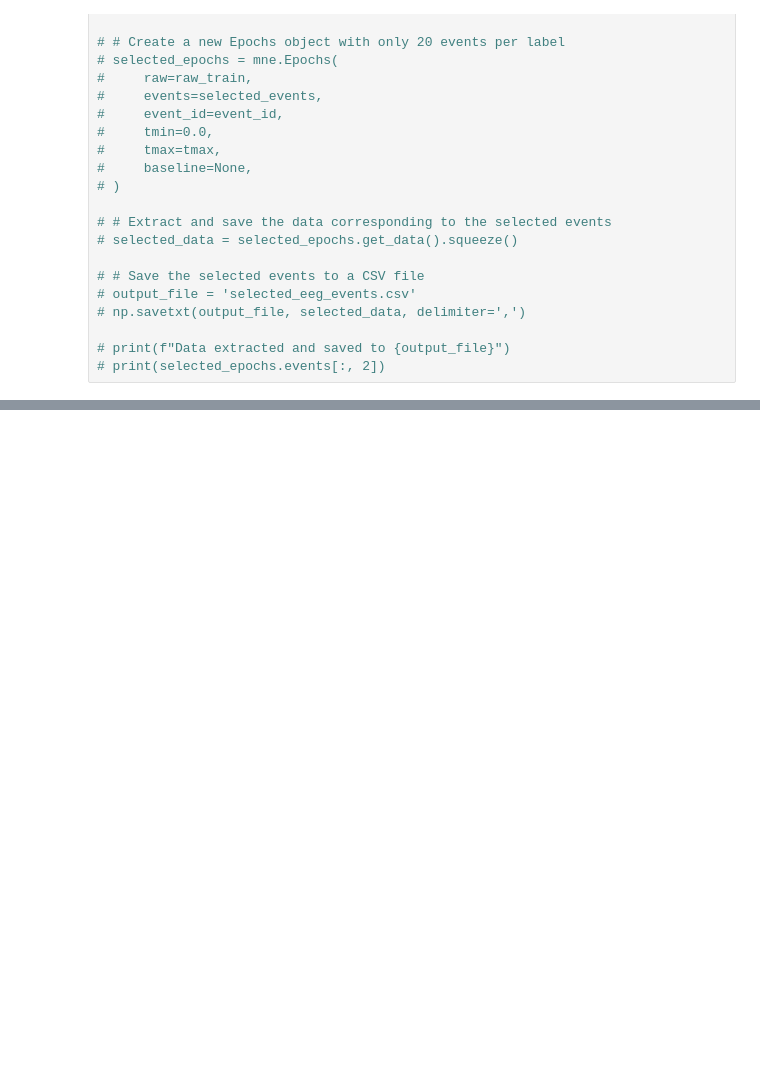
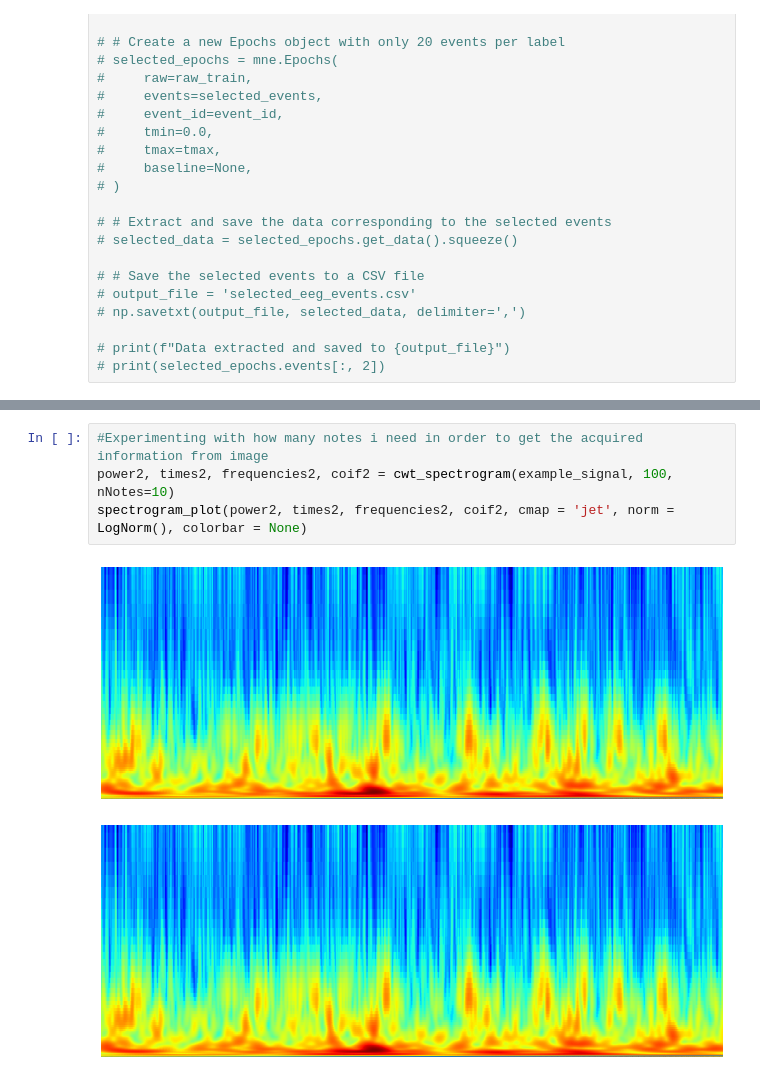
Before and after one commit to msverker/Bachelor_Thesis, a Jupyter notebook: EDF_Dataloader.ipynb, the cells around one changed output, grey strips where cells are left out. Saved outputs shown, nothing was run; the diff lists cells and outputs as text; blank space fills up the shorter version.

```diff
--- a/EDF_Dataloader.ipynb
+++ b/EDF_Dataloader.ipynb
@@ -316,3 +317,10 @@ for i, row in df.iterrows():
 print('spectrograms and labels saved successfully')
 # %% [output]
 spectrograms and labels saved successfully
+# %%
+#Experimenting with how many notes i need in order to get the acquired information from image
+power2, times2, frequencies2, coif2 = cwt_spectrogram(example_signal, 100, nNotes=10)
+spectrogram_plot(power2, times2, frequencies2, coif2, cmap = 'jet', norm = LogNorm(), colorbar = None)
+# %% [output]
+[figure, added]
+[figure, added]
```
Also changed, not shown: parts of 8 cells of this notebook, 5 other files.
